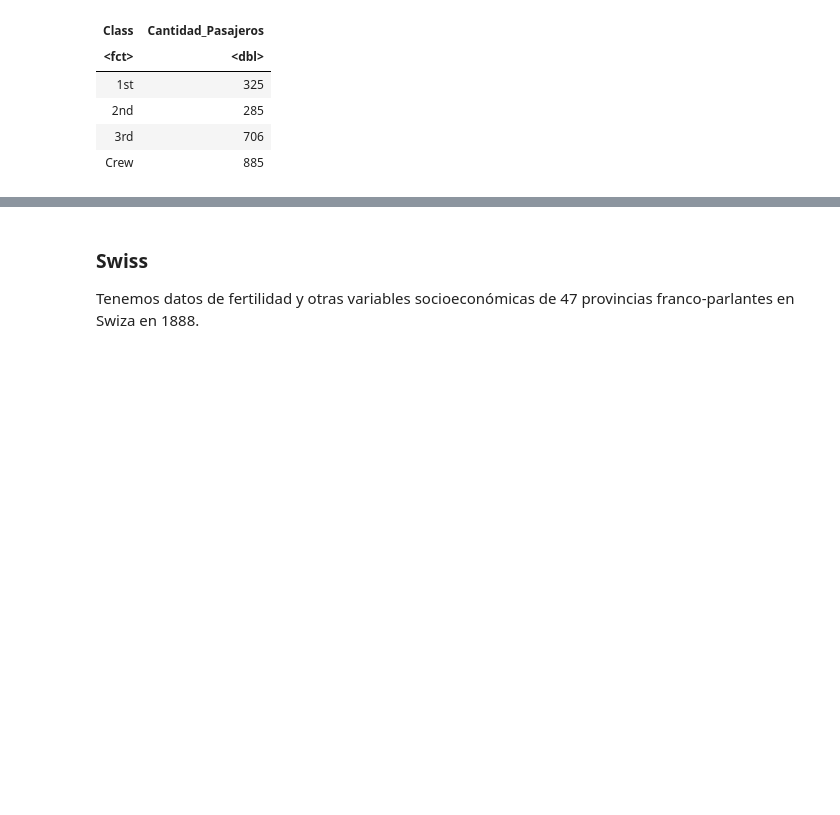
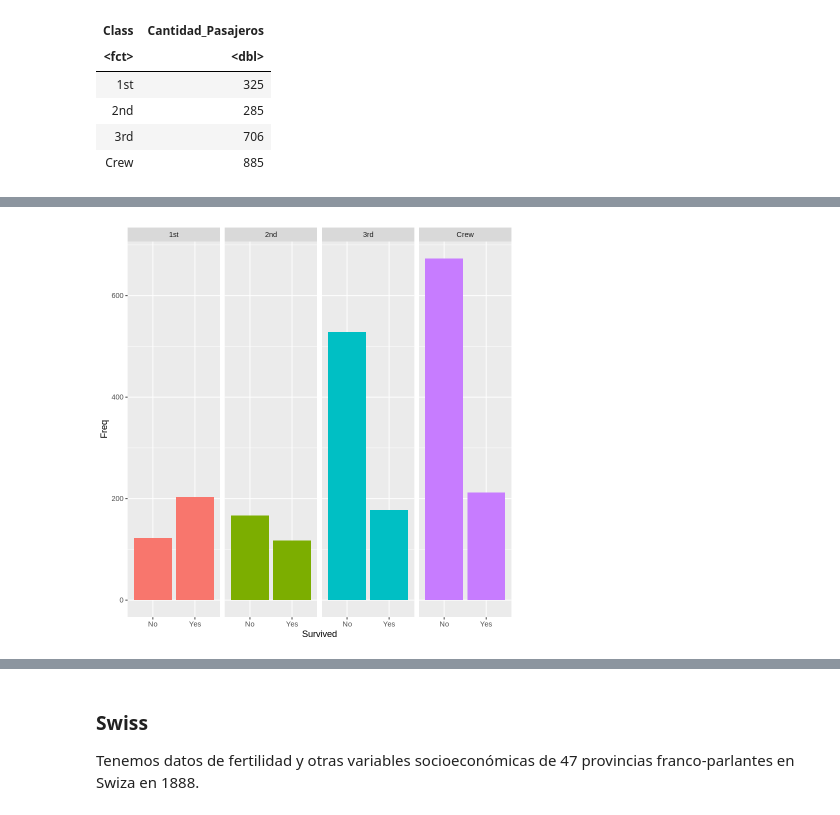
Before and after one commit to Skalas/Matematicas-computacionales-fall2020, a Jupyter notebook: alumnos/anacris2802/Tarea R.ipynb, the cells around one changed output, grey strips where cells are left out. Drawn from its saved outputs; the diff is of its cells as text; code cells hidden in the pictures; blank space fills up the shorter version.

```diff
--- a/alumnos/anacris2802/Tarea R.ipynb
+++ b/alumnos/anacris2802/Tarea R.ipynb
@@ -143,0 +147,6 @@ ggplot(t,aes(Freq, fill=Survived)) +
+# %%
+ggplot(t,aes(Survived,Freq, fill=Class)) +
+    geom_bar(stat='identity')+facet_grid(~Class)+
+       theme(legend.position="none")
+# %% [output]
+[figure, added]
```
Also changed, not shown: parts of 14 cells of this notebook.
